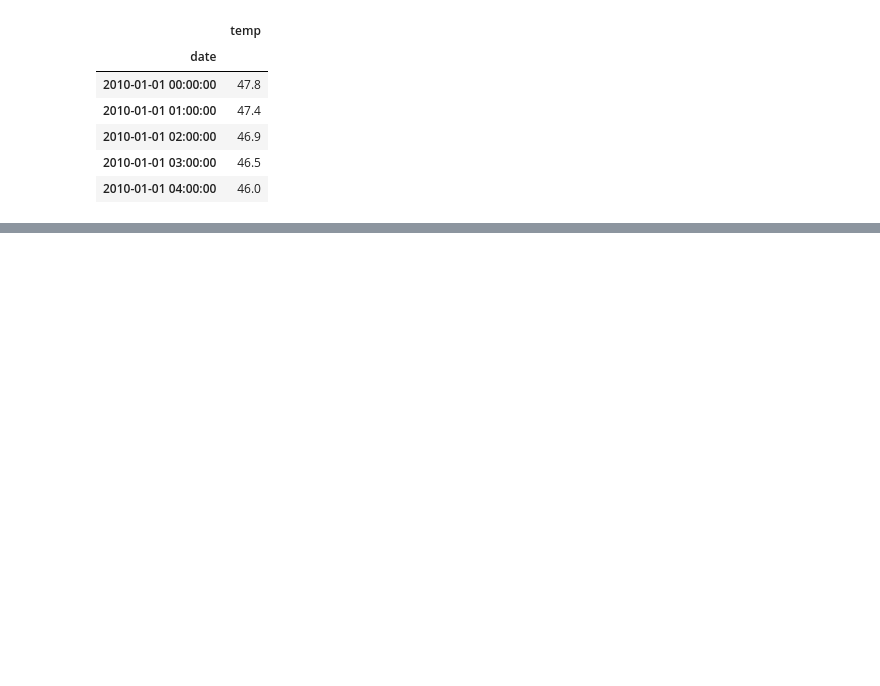
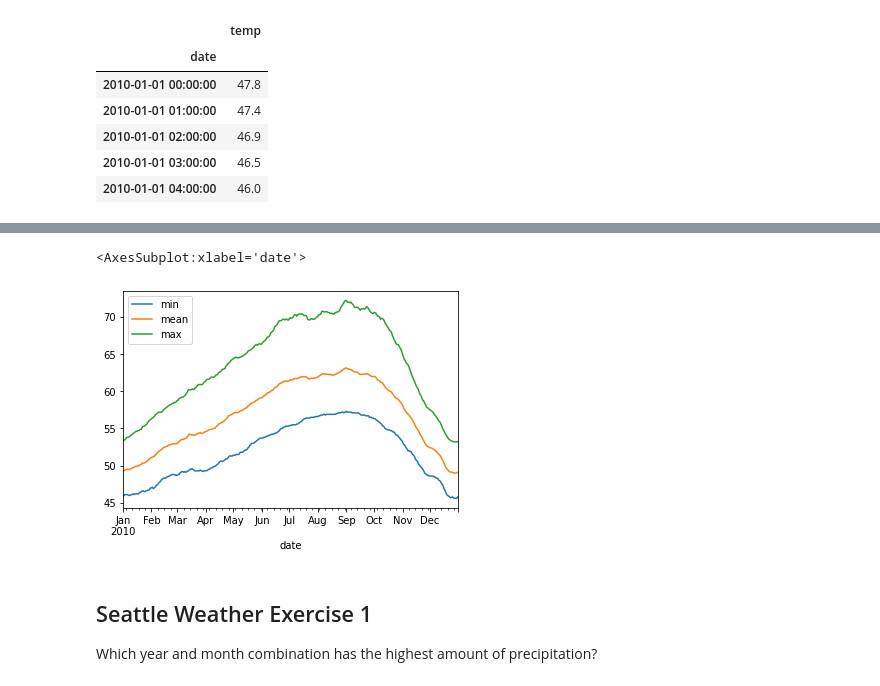
Before and after one commit to lainslie-18/time-series-exercises, a Jupyter notebook: time_series.ipynb, the cells around one changed output, grey strips where cells are left out. Cells and saved outputs as stored; diff of their text form; code cells hidden in the pictures; blank space fills up the shorter version.

```diff
--- a/time_series.ipynb
+++ b/time_series.ipynb
@@ -71,0 +227,4 @@ df.plot()
+# %%
+# downsample from daily to monthly data
+daily_results = df.resample('D').temp.agg(['min', 'mean', 'max'])
+daily_results
@@ -71,0 +246,10 @@ df.plot()
+# %%
+# plot results
+daily_results.plot()
+# %% [output]
+<AxesSubplot:xlabel='date'>
+[figure, added]
+# %% [markdown]
+## Seattle Weather Exercise 1
+
+Which year and month combination has the highest amount of precipitation?
```
Also changed, not shown: parts of 29 cells of this notebook, 3 other files.
